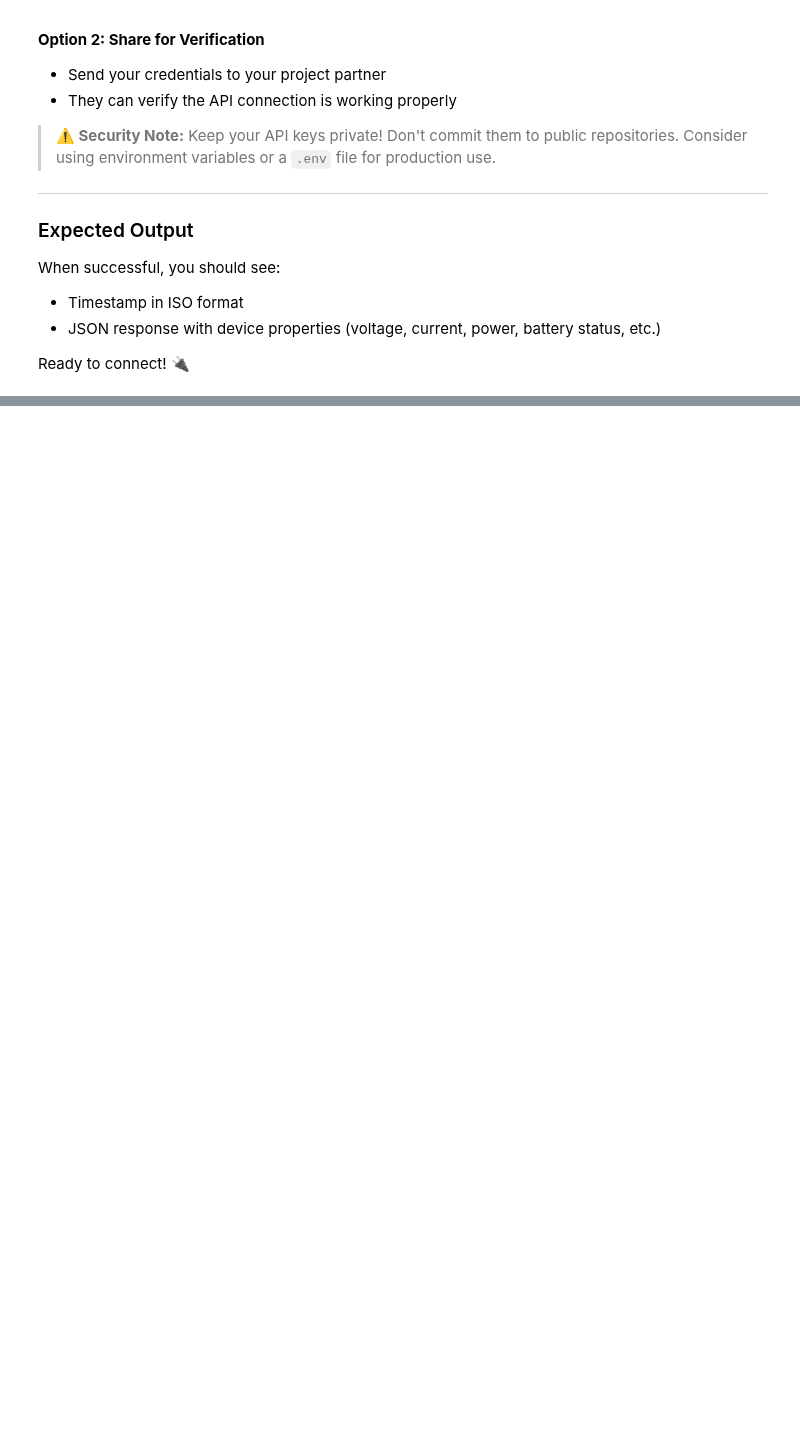
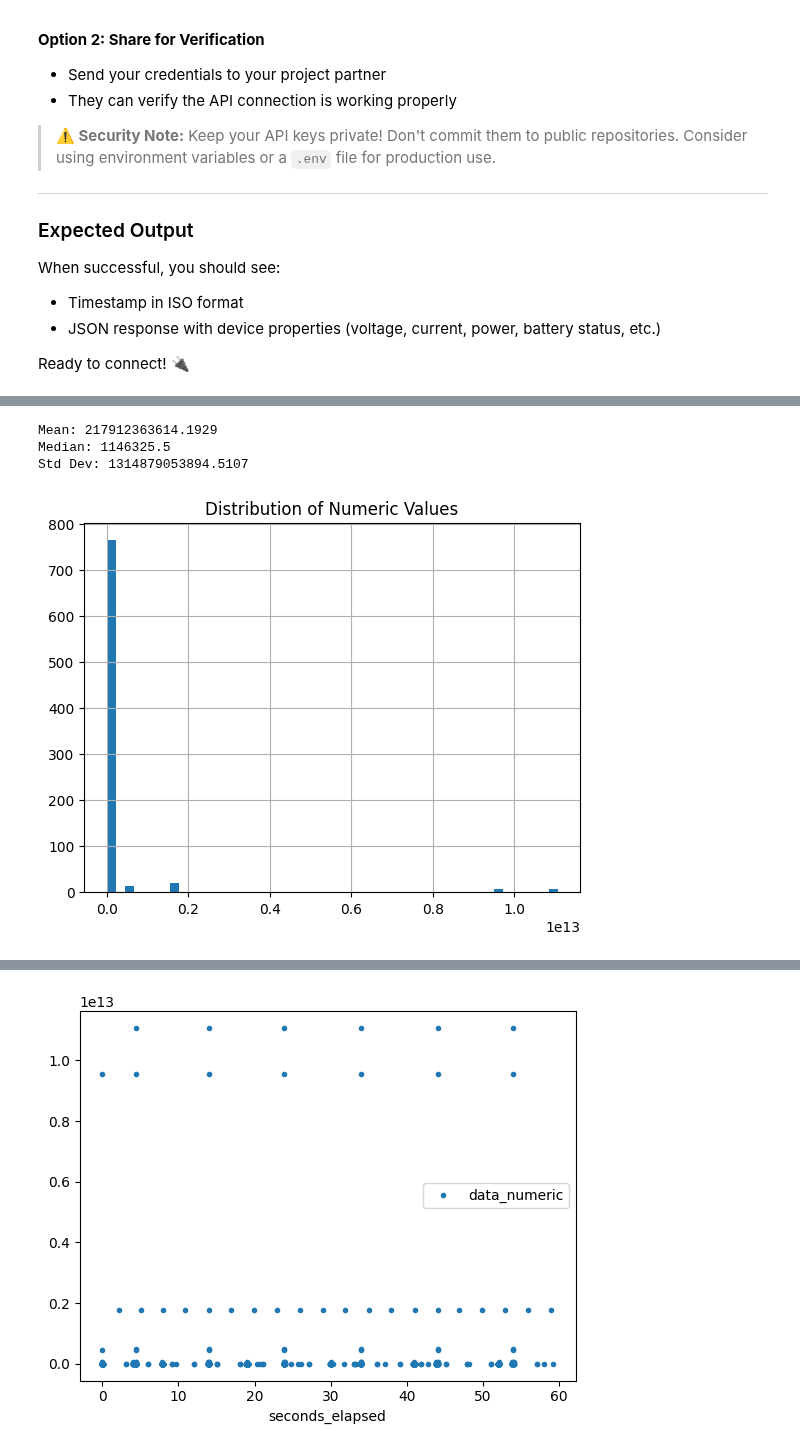
Before and after one commit to Quintinlf/NMR-Project, a Jupyter notebook: solar_project/solar_spec.ipynb, the cells around one changed output, grey strips where cells are left out. Saved outputs shown, nothing was run; the diff lists cells and outputs as text; code cells hidden in the pictures; blank space fills up the shorter version.

```diff
--- a/solar_project/solar_spec.ipynb
+++ b/solar_project/solar_spec.ipynb
@@ -659,0 +1361,25 @@ print(ts, status)
+# %%
+# Already working! See Cell 13
+numeric_vals = pd.to_numeric(df['data'], errors='coerce')
+print(f"Mean: {numeric_vals.mean()}")
+print(f"Median: {numeric_vals.median()}")
+print(f"Std Dev: {numeric_vals.std()}")
+
+# Get only messages with numeric data
+numeric_df = df[df['data_numeric'].notna()]
+
+# Calculate statistics per topic
+stats_by_topic = numeric_df.groupby('topic')['data_numeric'].agg(['mean', 'min', 'max', 'count'])
+
+import matplotlib.pyplot as plt
+numeric_df['data_numeric'].hist(bins=50)
+plt.title('Distribution of Numeric Values')
+plt.show()
+
+# Plot how values change over time
+numeric_df.plot(x='seconds_elapsed', y='data_numeric', style='.')
+# %% [output]
+Mean: 217912363614.1929
+Median: 1146325.5
+Std Dev: 1314879053894.5107
+[figure, added]
@@ -659,0 +1387 @@ print(ts, status)
+[figure, added]
```
Also changed, not shown: parts of 12 cells of this notebook.
